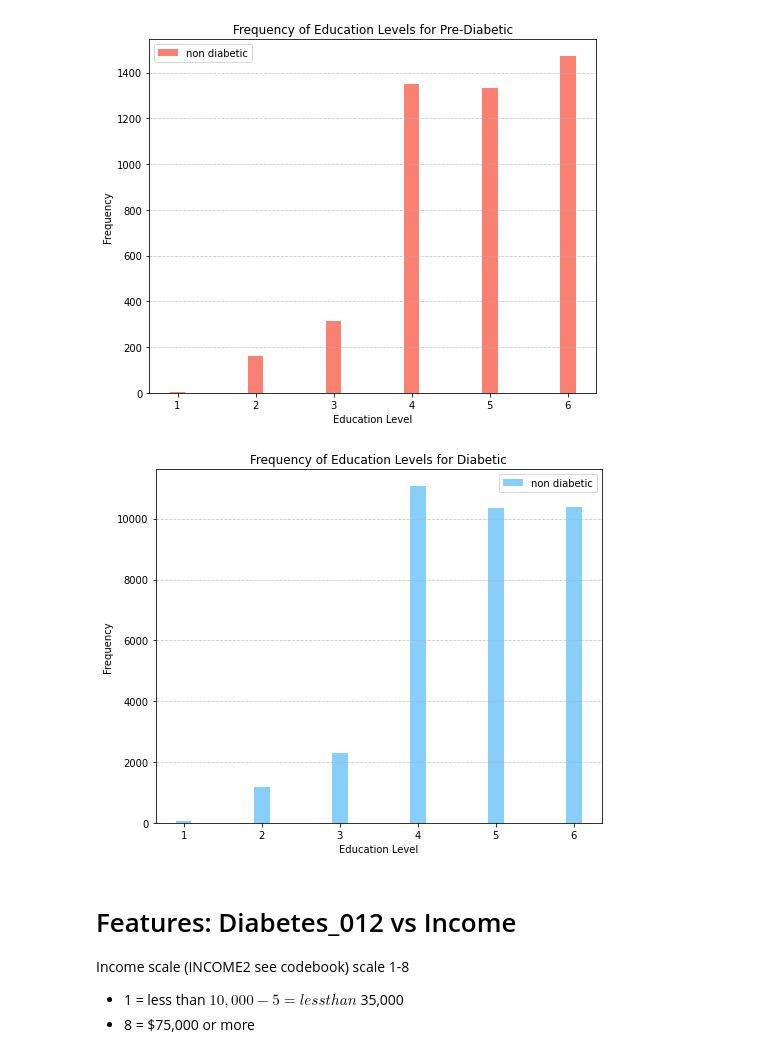
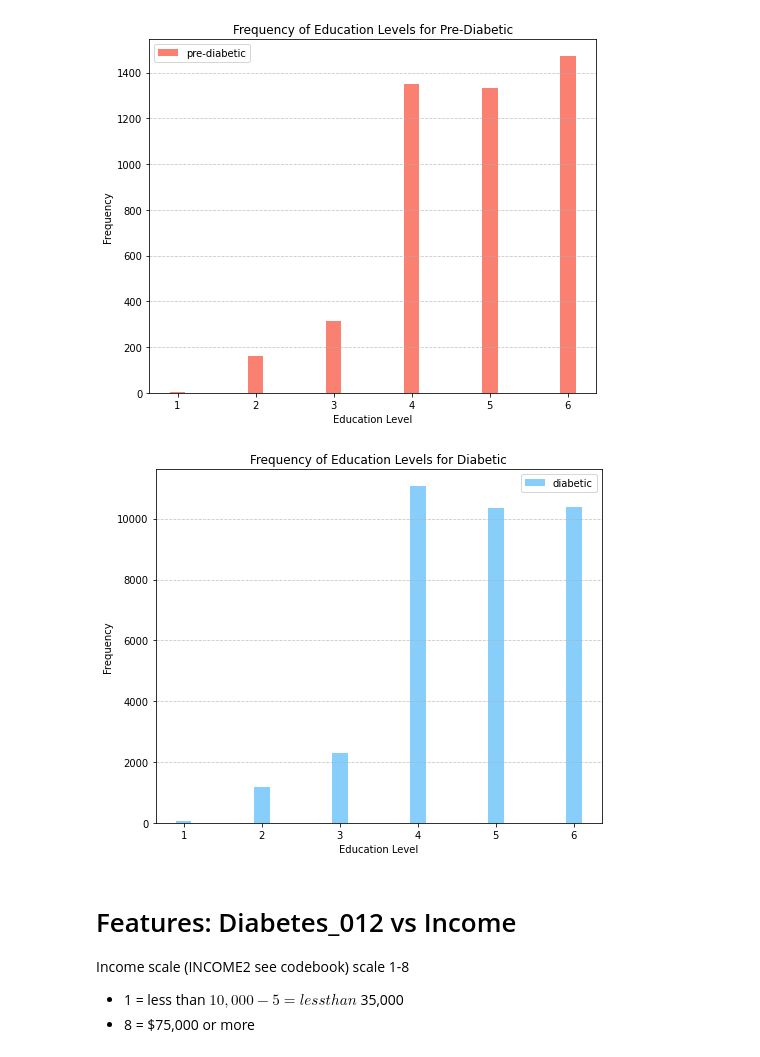
Before and after one commit to einavrobyncohen/ML-92, a Jupyter notebook: Visualization_diabetes_socioeconomic.ipynb, the cells around one changed output. Cells and saved outputs as stored; diff of their text form; code cells hidden in the pictures.

```diff
--- a/Visualization_diabetes_socioeconomic.ipynb
+++ b/Visualization_diabetes_socioeconomic.ipynb
@@ -100,26 +100,26 @@ plt.show()
 # %%
 # Count occurrences of each education level wrt diabetes and sort from 1 to 6
 education2_counts = diabetes_2['Education'].value_counts().sort_index()
 
 # Size of figure
 plt.figure(figsize=(8, 6.5))
 
 # Plotting the bars
 x = 1 + np.arange(6)
-plt.bar(x, education2_counts, width = 0.2, color='lightskyblue', label='non diabetic')
+plt.bar(x, education2_counts, width = 0.2, color='lightskyblue', label='diabetic')
 
 # Labels + title
 plt.xlabel('Education Level')
 plt.ylabel('Frequency')
 plt.title('Frequency of Education Levels for Diabetic')
 # Set values on x-axis horizontal
 plt.xticks(rotation=0)
 # Adding grid
 plt.grid(axis='y', linestyle='--', alpha=0.7)
 plt.legend()
 plt.show()
 # %% [output]
-[figure, old version]
+[figure, new version]
 # %% [markdown]
 # Features: Diabetes_012 vs Income
 Income scale (INCOME2 see codebook) scale 1-8
```
Also changed, not shown: parts of 6 cells of this notebook.
